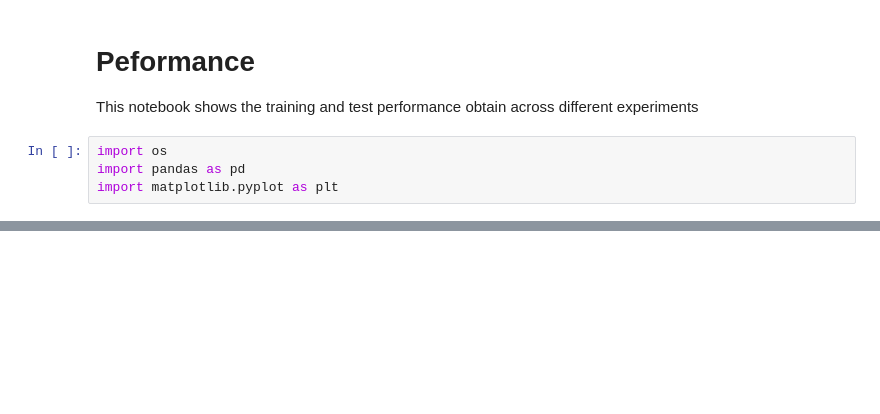
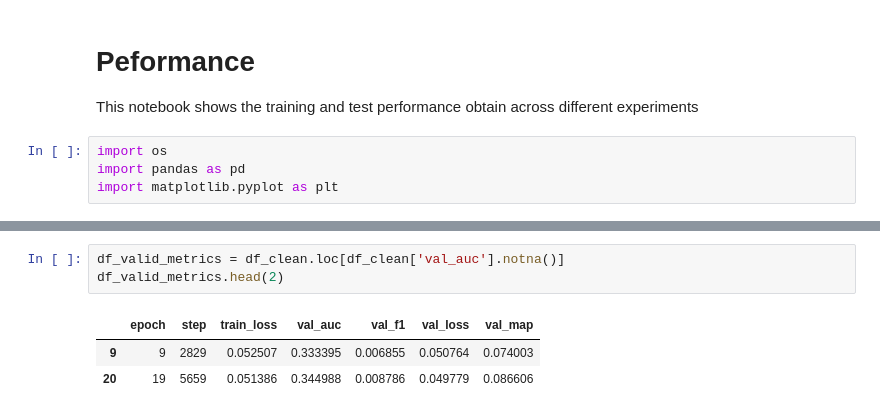
Before and after one commit to JoseFRuiz/audio-classification, a Jupyter notebook: performance.ipynb, the cells around one changed output, grey strips where cells are left out. Drawn from its saved outputs; the diff is of its cells as text; blank space fills up the shorter version.

```diff
--- a/performance.ipynb
+++ b/performance.ipynb
@@ -60,0 +30,7 @@ plot_df_peformance(df, "train_map_eval","val_map")
+# %%
+df_valid_metrics = df_clean.loc[df_clean['val_auc'].notna()]
+df_valid_metrics.head(2)
+# %% [output]
+|  | epoch | step | train_loss | val_auc | val_f1 | val_loss | val_map |
+| 9 | 9 | 2829 | 0.052507 | 0.333395 | 0.006855 | 0.050764 | 0.074003 |
+| 20 | 19 | 5659 | 0.051386 | 0.344988 | 0.008786 | 0.049779 | 0.086606 |
```
Also changed, not shown: parts of 8 cells of this notebook.
